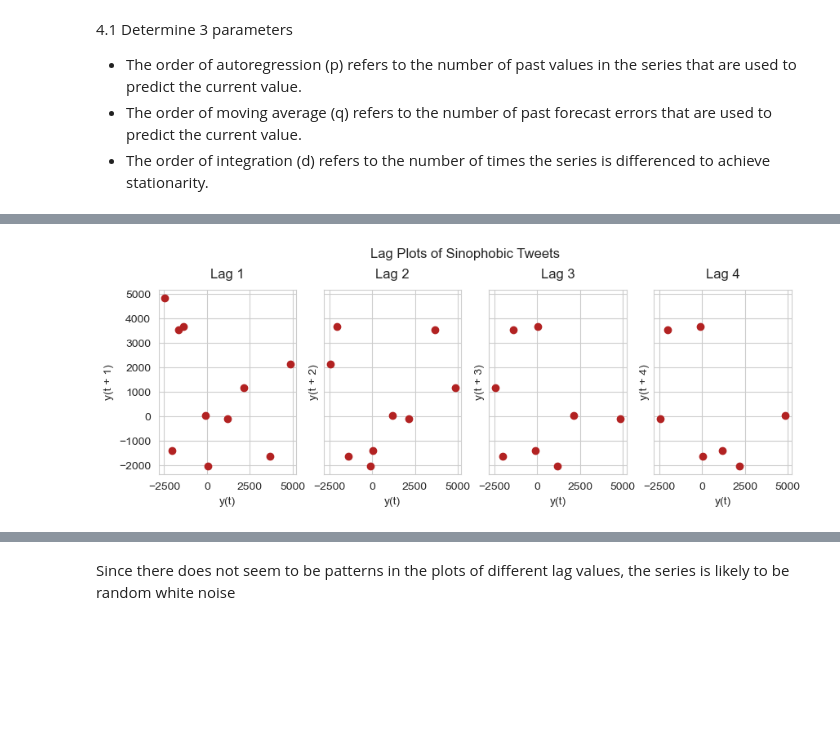
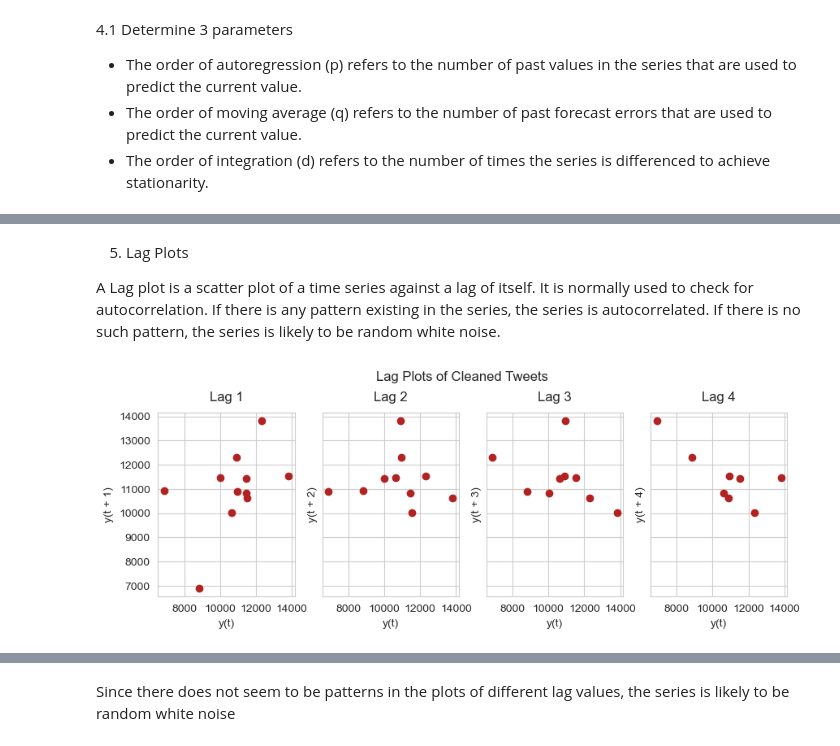
Before and after one commit to macs30200-s23/replication-materials-yuzhouw313, a Jupyter notebook: twitter_analysis.ipynb, the cells around one changed output, grey strips where cells are left out. Saved outputs shown, nothing was run; the diff lists cells and outputs as text; code cells hidden in the pictures; blank space fills up the shorter version.

```diff
--- a/twitter_analysis.ipynb
+++ b/twitter_analysis.ipynb
@@ -567,0 +554,7 @@ print(ts_df)
+# %%
+start_date = pd.to_datetime('2020-01-01')
+end_date = pd.to_datetime('2020-12-01')
+date_range = pd.date_range(start_date, end_date, freq='MS')
+# %%
+tweets_ts = pd.Series(new_monthly_count_lst, index=date_range)
+print(tweets_ts)
@@ -594,0 +631,10 @@ plt.show()
+# %%
+fig, ax = plt.subplots(1, 1, figsize=(12,4), dpi= 120)
+y1 = neg_tweets_ts.values
+x = neg_tweets_ts.index
+plt.fill_between(x, y1=y1, y2=-y1, alpha=0.5, linewidth=2, color='seagreen')
+plt.ylim(-10000, 10000)
+plt.xticks(x.strftime('%Y-%m'))
+plt.title('Sinophobic and negatively classified tweets in 2020 (Two Side View)', fontsize=16)
+plt.hlines(y=0, xmin=np.min(x), xmax=np.max(x), linewidth=.5)
+plt.show()
@@ -747,0 +830,4 @@ plt.show()
+# %% [markdown]
+5. Lag Plots
+
+A Lag plot is a scatter plot of a time series against a lag of itself. It is normally used to check for autocorrelation. If there is any pattern existing in the series, the series is autocorrelated. If there is no such pattern, the series is likely to be random white noise.
@@ -748,14 +837,10 @@ plt.show()
 # %%
-from pandas.plotting import lag_plot
-plt.rcParams.update({'ytick.left' : False, 'axes.titlepad':10})
-
-# Plot
 fig, axes = plt.subplots(1, 4, figsize=(10,3), sharex=True, sharey=True, dpi=100)
 for i, ax in enumerate(axes.flatten()[:4]):
-    lag_plot(ts_diff.tweet_counts, lag=i+1, ax=ax, c='firebrick')
+    lag_plot(tweets_ts, lag=i+1, ax=ax, c='firebrick')
     ax.set_title('Lag ' + str(i+1))
 
-fig.suptitle('Lag Plots of Sinophobic Tweets', y=1.05)
+fig.suptitle('Lag Plots of Cleaned Tweets', y=1.05)
 plt.show()
 # %% [output]
-[figure, old version]
+[figure, new version]
```
Also changed, not shown: parts of 148 cells of this notebook, 4 other files.
